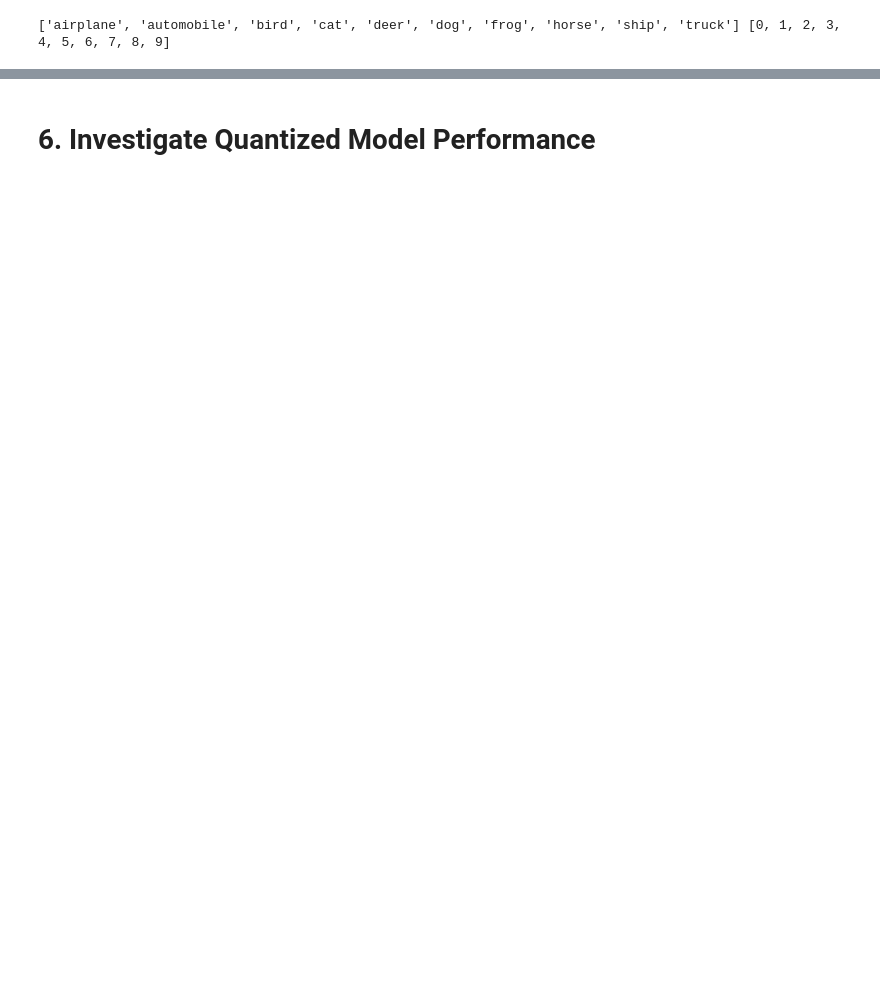
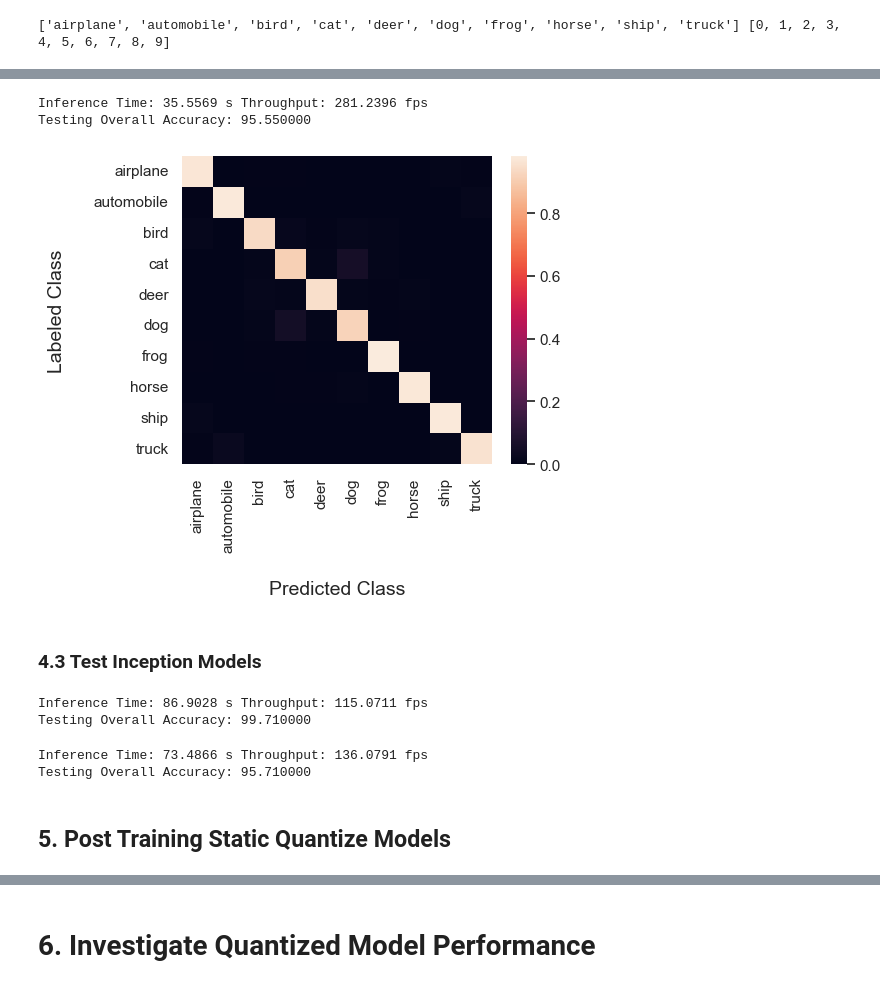
Before and after one commit to paulmjojy/DeepLearningFinalProj, a Jupyter notebook: Final.ipynb, the cells around one changed output, grey strips where cells are left out. Drawn from its saved outputs; the diff is of its cells as text; code cells hidden in the pictures; blank space fills up the shorter version.

```diff
--- a/Final.ipynb
+++ b/Final.ipynb
@@ -470,14 +280,0 @@ else:
-# %%
-resNet_cifar, resNet_cifar_dict = create_resnet(numClassesCifar)
-
-#Load or train model
-modelpath = modelFolderPath + 'model_resnet_cifar.pth'
-if(os.path.exists(modelpath)):
-    if device == 'cpu':
-        resNet_cifar.load_state_dict(torch.load(modelpath, map_location=torch.device('cpu')))
-    else:
-        resNet_cifar.load_state_dict(torch.load(modelpath))
-else:
-    resNet_cifar, metrics_resNet_cifar = train_model(resNet_cifar, resNet_cifar_dict, dataloaders_cifar, EPOCHS)
-    sns.relplot(data=metrics_resNet_cifar, kind="line", x="epoch", y="accuracy", hue="phase",)
-    torch.save(resNet_cifar.state_dict(), modelpath)
@@ -599,0 +432,15 @@ Testing Overall Accuracy: 99.710000
+# %%
+#Create model for cifar dataset
+resNet_cifar, resNet_cifar_dict = create_resnet(numClassesCifar)
+
+#Load or train model
+modelpath = modelFolderPath + 'model_resnet_cifar.pth'
+if(os.path.exists(modelpath)):
+    if DEVICE == 'cpu':
+        resNet_cifar.load_state_dict(torch.load(modelpath, map_location=torch.device('cpu')))
+    else:
+        resNet_cifar.load_state_dict(torch.load(modelpath))
+else:
+    resNet_cifar, metrics_resNet_cifar = train_model(resNet_cifar, resNet_cifar_dict, dataloaders_cifar, EPOCHS)
+    sns.relplot(data=metrics_resNet_cifar, kind="line", x="epoch", y="accuracy", hue="phase",)
+    torch.save(resNet_cifar.state_dict(), modelpath)
@@ -600,3 +572,29 @@ Testing Overall Accuracy: 99.710000
+# %%
+#resNet cifar
+allLabels, allPrediction, testAccuracies = test_model(resNet_cifar, classesNumericCifar, dataloaders_cifar['test'])
+show_test_results(allLabels, allPrediction, testAccuracies, classesCifar, True, False)
+# %% [output]
+Inference Time: 35.5569 s Throughput: 281.2396 fps
+Testing Overall Accuracy: 95.550000
+[figure, added]
+# %% [markdown]
+### 4.3 Test Inception Models
+# %%
+#Inception mnist
+allLabels, allPrediction, testAccuracies = test_model(inception_mnist, classesNumericMnist, inception_dataloaders_mnist['test'])
+show_test_results(allLabels, allPrediction, testAccuracies, classesMnist, False, False)
+# %% [output]
+Inference Time: 86.9028 s Throughput: 115.0711 fps
+Testing Overall Accuracy: 99.710000
+# %%
+#Inception cifar
+allLabels, allPrediction, testAccuracies = test_model(inception_cifar, classesNumericCifar, inception_dataloaders_cifar['test'])
+show_test_results(allLabels, allPrediction, testAccuracies, classesCifar, False, False)
+# %% [output]
+Inference Time: 73.4866 s Throughput: 136.0791 fps
+Testing Overall Accuracy: 95.710000
+# %% [markdown]
+## 5. Post Training Static Quantize Models
 # %%
 #inspired by https://pytorch.org/tutorials/advanced/static_quantization_tutorial.html
 def print_size_of_model(model):
```
Also changed, not shown: parts of 69 cells of this notebook.
